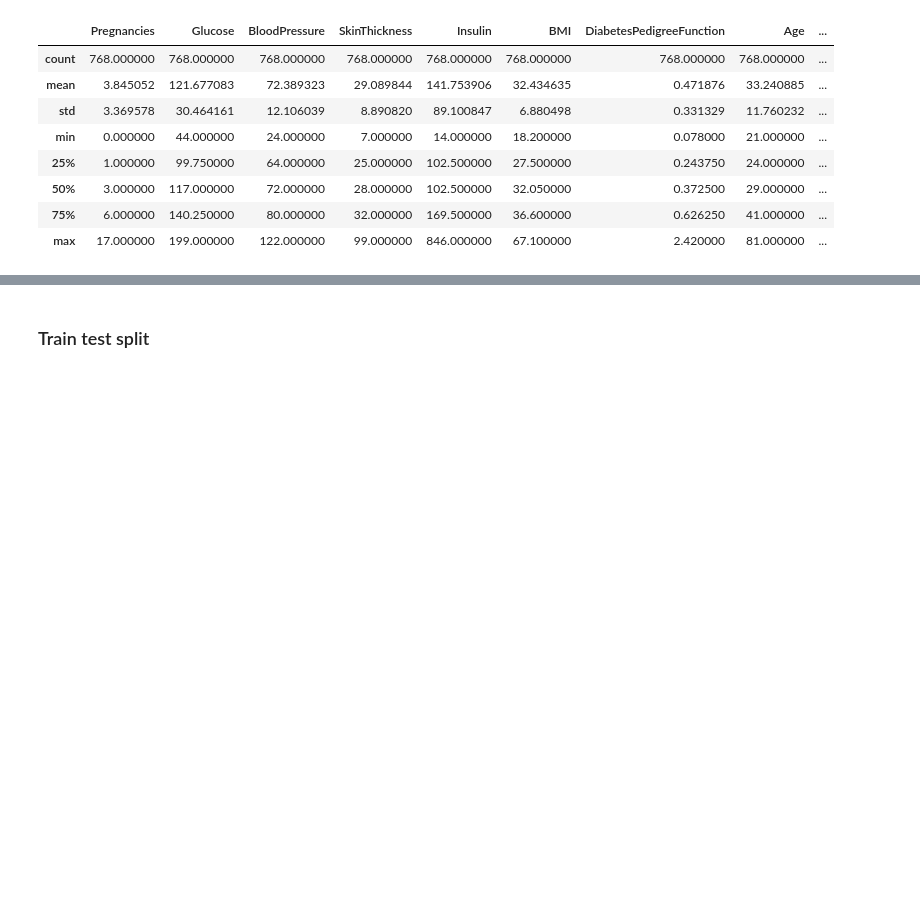
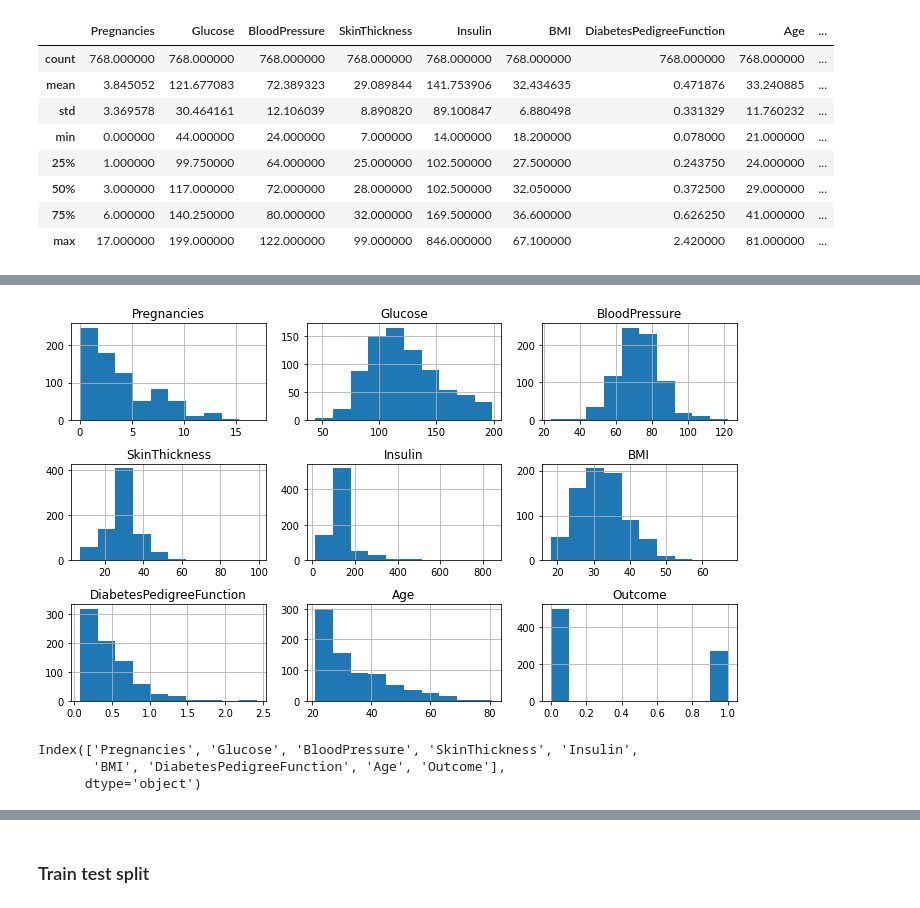
Before and after one commit to Pavansumant/pima-Diabetes-Classification-Using-Bagging, a Jupyter notebook: pima-diabetes-classification-using-bagging.ipynb, the cells around one changed output, grey strips where cells are left out. Drawn from its saved outputs; the diff is of its cells as text; code cells hidden in the pictures; blank space fills up the shorter version.

Commit message:
Kaggle Notebook | pima Diabetes Classification  | Version 3

```diff
--- a/pima-diabetes-classification-using-bagging.ipynb
+++ b/pima-diabetes-classification-using-bagging.ipynb
@@ -49,0 +87,12 @@ There is slight imbalance in our dataset but since it is not major we will not w
+# %%
+df.hist(figsize=(10, 6))
+plt.tight_layout()
+plt.show()
+# %% [output]
+[figure, added]
+# %%
+df.columns
+# %% [output]
+Index(['Pregnancies', 'Glucose', 'BloodPressure', 'SkinThickness', 'Insulin',
+       'BMI', 'DiabetesPedigreeFunction', 'Age', 'Outcome'],
+      dtype='object')
```
Also changed, not shown: parts of 33 cells of this notebook.
